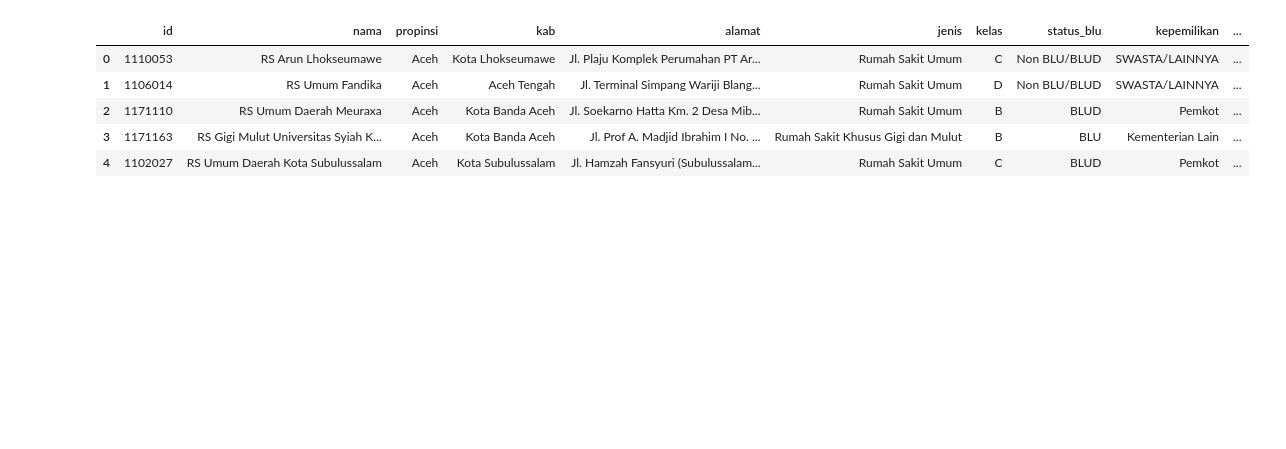
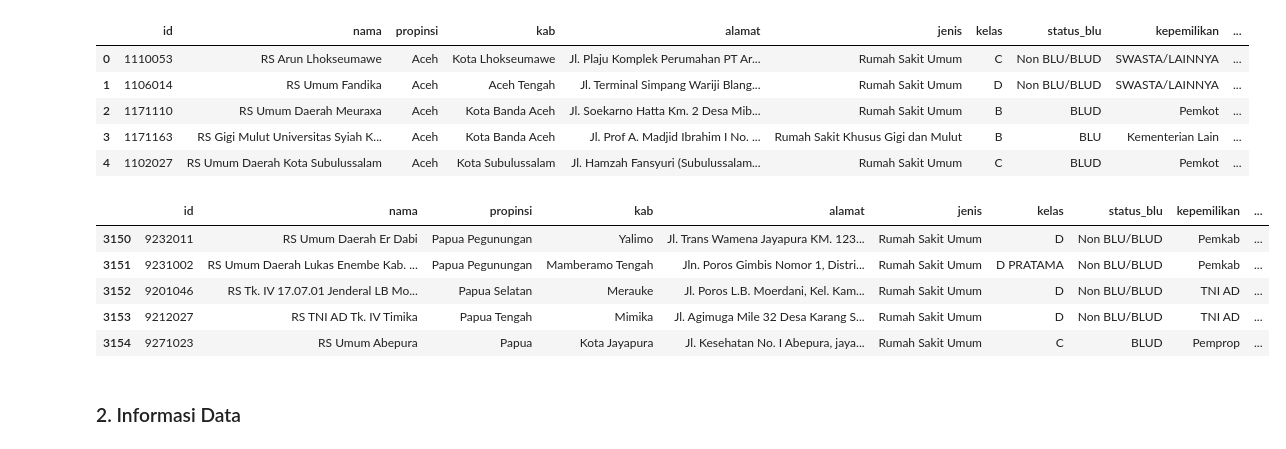
Before and after one commit to ZanIhsan2/DataMining, a Jupyter notebook: Pertemuan4/praktikum.ipynb, the cells around one changed output. Cells and saved outputs as stored; diff of their text form; code cells hidden in the pictures; blank space fills up the shorter version.

```diff
--- a/Pertemuan4/praktikum.ipynb
+++ b/Pertemuan4/praktikum.ipynb
@@ -12,3 +12,14 @@ df.head()
 | 2 | 1171110 | RS Umum Daerah Meuraxa | Aceh | Kota Banda Aceh | Jl. Soekarno Hatta Km. 2 Desa Mib... | Rumah Sakit Umum | B | BLUD | Pemkot | ... |
 | 3 | 1171163 | RS Gigi Mulut Universitas Syiah K... | Aceh | Kota Banda Aceh | Jl. Prof A. Madjid Ibrahim I No. ... | Rumah Sakit Khusus Gigi dan Mulut | B | BLU | Kementerian Lain | ... |
 | 4 | 1102027 | RS Umum Daerah Kota Subulussalam | Aceh | Kota Subulussalam | Jl. Hamzah Fansyuri (Subulussalam... | Rumah Sakit Umum | C | BLUD | Pemkot | ... |
+# %%
+df.tail()
+# %% [output]
+|  | id | nama | propinsi | kab | alamat | jenis | kelas | status_blu | kepemilikan | ... |
+| 3150 | 9232011 | RS Umum Daerah Er Dabi | Papua Pegunungan | Yalimo | Jl. Trans Wamena Jayapura KM. 123... | Rumah Sakit Umum | D | Non BLU/BLUD | Pemkab | ... |
+| 3151 | 9231002 | RS Umum Daerah Lukas Enembe Kab. ... | Papua Pegunungan | Mamberamo Tengah | Jln. Poros Gimbis Nomor 1, Distri... | Rumah Sakit Umum | D PRATAMA | Non BLU/BLUD | Pemkab | ... |
+| 3152 | 9201046 | RS Tk. IV 17.07.01 Jenderal LB Mo... | Papua Selatan | Merauke | Jl. Poros L.B. Moerdani, Kel. Kam... | Rumah Sakit Umum | D | Non BLU/BLUD | TNI AD | ... |
+| 3153 | 9212027 | RS TNI AD Tk. IV Timika | Papua Tengah | Mimika | Jl. Agimuga Mile 32 Desa Karang S... | Rumah Sakit Umum | D | Non BLU/BLUD | TNI AD | ... |
+| 3154 | 9271023 | RS Umum Abepura | Papua | Kota Jayapura | Jl. Kesehatan No. I Abepura, jaya... | Rumah Sakit Umum | C | BLUD | Pemprop | ... |
+# %% [markdown]
+### 2. Informasi Data
```
Also changed, not shown: parts of 29 cells of this notebook.
